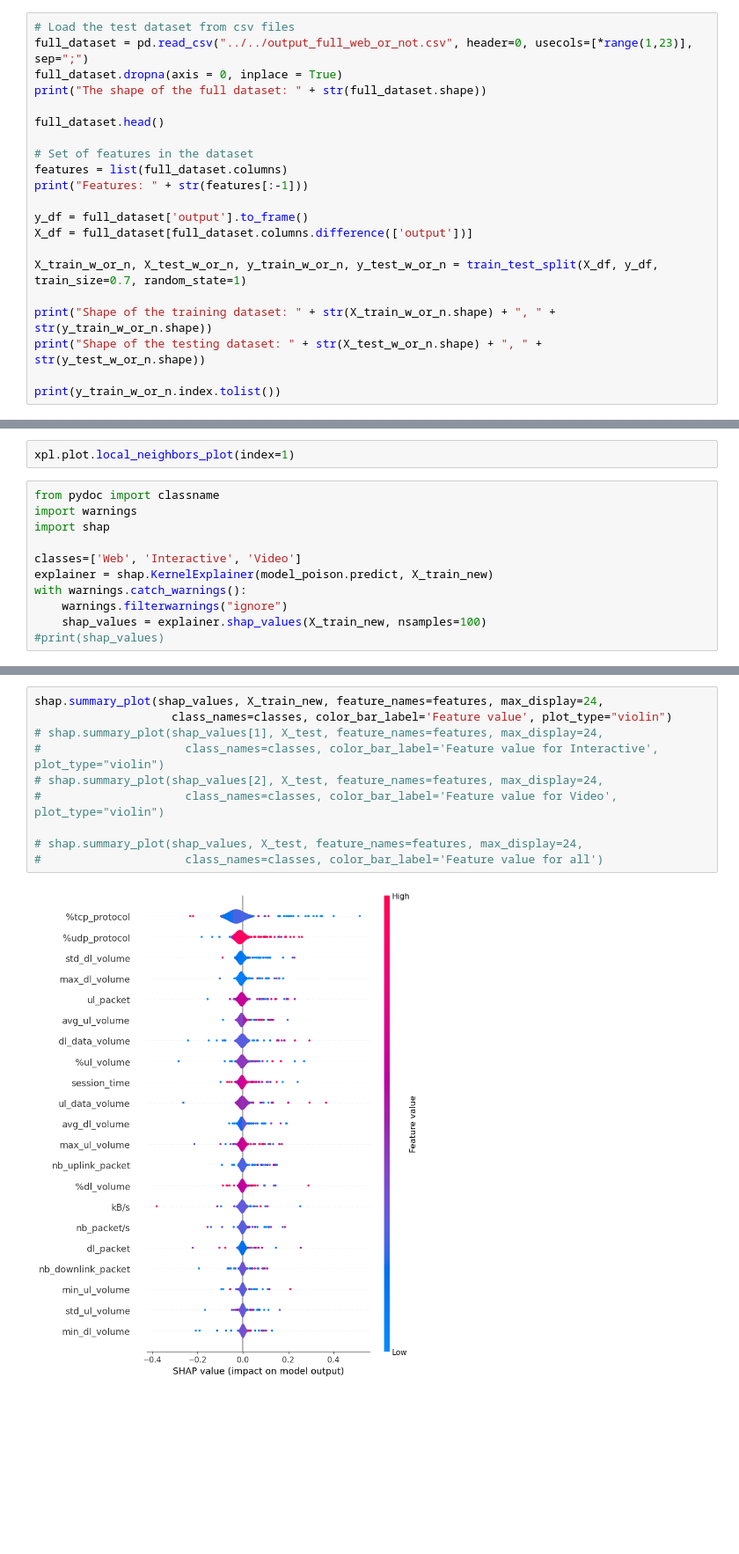
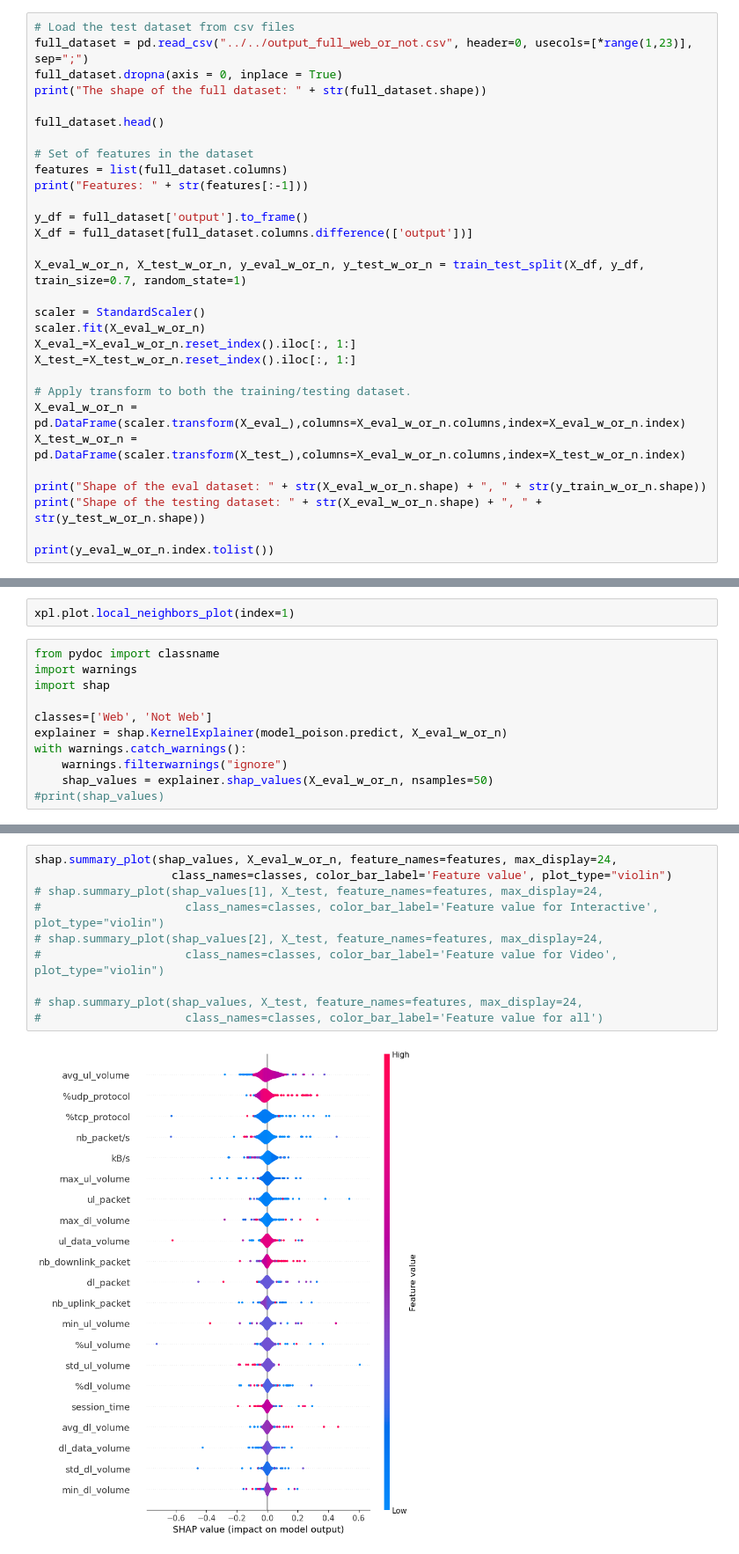
Before and after one commit to sandeepaamcp/activity-classification, a Jupyter notebook: xai/poisoning-and-inference-attacks/allinone-xai-metrics-eval-3.ipynb, the cells around one changed output, grey strips where cells are left out. Shown at 88% size. Saved outputs shown, nothing was run; the diff lists cells and outputs as text; blank space fills up the shorter version.

```diff
--- a/xai/poisoning-and-inference-attacks/allinone-xai-metrics-eval-3.ipynb
+++ b/xai/poisoning-and-inference-attacks/allinone-xai-metrics-eval-3.ipynb
@@ -675,12 +570,21 @@ print("Features: " + str(features[:-1]))
 y_df = full_dataset['output'].to_frame()
 X_df = full_dataset[full_dataset.columns.difference(['output'])]
 
-X_train_w_or_n, X_test_w_or_n, y_train_w_or_n, y_test_w_or_n = train_test_split(X_df, y_df, train_size=0.7, random_state=1)
+X_eval_w_or_n, X_test_w_or_n, y_eval_w_or_n, y_test_w_or_n = train_test_split(X_df, y_df, train_size=0.7, random_state=1)
 
-print("Shape of the training dataset: " + str(X_train_w_or_n.shape) + ", " + str(y_train_w_or_n.shape))
-print("Shape of the testing dataset: " + str(X_test_w_or_n.shape) + ", " + str(y_test_w_or_n.shape))
+scaler = StandardScaler()
+scaler.fit(X_eval_w_or_n)
+X_eval_=X_eval_w_or_n.reset_index().iloc[:, 1:]
+X_test_=X_test_w_or_n.reset_index().iloc[:, 1:]
 
-print(y_train_w_or_n.index.tolist())
+# Apply transform to both the training/testing dataset.
+X_eval_w_or_n = pd.DataFrame(scaler.transform(X_eval_),columns=X_eval_w_or_n.columns,index=X_eval_w_or_n.index)
+X_test_w_or_n = pd.DataFrame(scaler.transform(X_test_),columns=X_eval_w_or_n.columns,index=X_test_w_or_n.index)
+
+print("Shape of the eval dataset: " + str(X_eval_w_or_n.shape) + ", " + str(y_train_w_or_n.shape))
+print("Shape of the testing dataset: " + str(X_eval_w_or_n.shape) + ", " + str(y_test_w_or_n.shape))
+
+print(y_eval_w_or_n.index.tolist())
 # %% [output]
 The shape of the full dataset: (382, 22)
 Features: ['session_time', '%tcp_protocol', '%udp_protocol', 'ul_data_volume', 'max_ul_volume', 'min_ul_volume', 'avg_ul_volume', 'std_ul_volume', '%ul_volume', 'dl_data_volume', 'max_dl_volume', 'min ...
@@ -815,10 +780,10 @@ from pydoc import classname
 import warnings
 import shap
 
-classes=['Web', 'Interactive', 'Video']
-explainer = shap.KernelExplainer(model_poison.predict, X_train_new)
+classes=['Web', 'Not Web']
+explainer = shap.KernelExplainer(model_poison.predict, X_eval_w_or_n)
 with warnings.catch_warnings():
     warnings.filterwarnings("ignore")
-    shap_values = explainer.shap_values(X_train_new, nsamples=100)
+    shap_values = explainer.shap_values(X_eval_w_or_n, nsamples=50)
 #print(shap_values)
 # %% [output]
@@ -843,12 +808,12 @@ INFO:shap:phi = [-0.00562499 -0.03478793 -0.01752183 -0.0065656  -0.00581129 -0.
 # %%
-shap.summary_plot(shap_values, X_train_new, feature_names=features, max_display=24,
+shap.summary_plot(shap_values, X_eval_w_or_n, feature_names=features, max_display=24,
                     class_names=classes, color_bar_label='Feature value', plot_type="violin")
 # shap.summary_plot(shap_values[1], X_test, feature_names=features, max_display=24,
 #                     class_names=classes, color_bar_label='Feature value for Interactive', plot_type="violin")
 # shap.summary_plot(shap_values[2], X_test, feature_names=features, max_display=24,
 #                     class_names=classes, color_bar_label='Feature value for Video', plot_type="violin")
 
 # shap.summary_plot(shap_values, X_test, feature_names=features, max_display=24,
 #                     class_names=classes, color_bar_label='Feature value for all')
 # %% [output]
-[figure, old version]
+[figure, new version]
```
Also changed, not shown: parts of 25 cells of this notebook, 1 other file.
